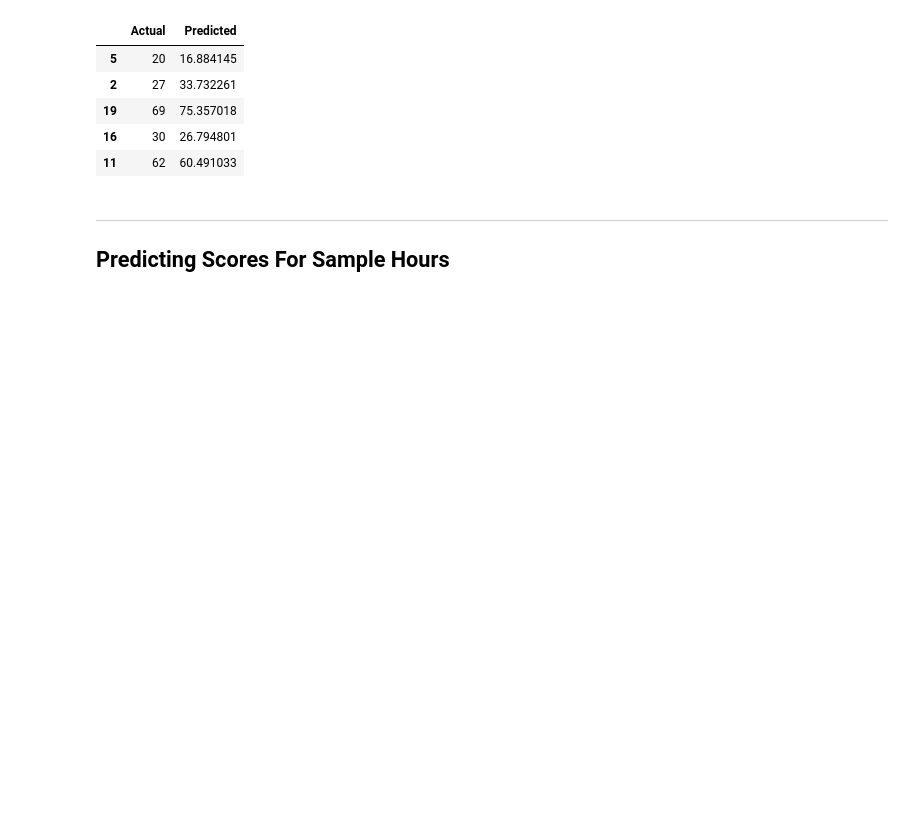
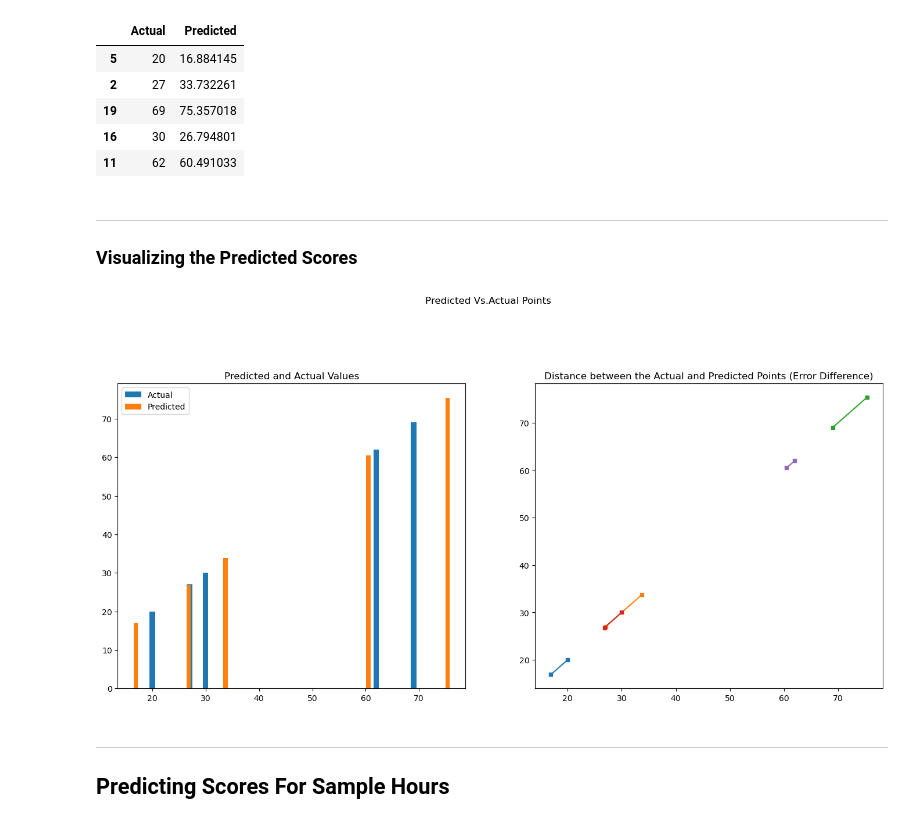
Before and after one commit to Nandhakumarsj/Data-Analysis-Internship, a Jupyter notebook: Supervised_Learning.ipynb, the cells around one changed output. Saved outputs shown, nothing was run; the diff lists cells and outputs as text; code cells hidden in the pictures; blank space fills up the shorter version.

```diff
--- a/Supervised_Learning.ipynb
+++ b/Supervised_Learning.ipynb
@@ -108,6 +109,23 @@ temp
 | 19 | 69 | 75.357018 |
 | 16 | 30 | 26.794801 |
 | 11 | 62 | 60.491033 |
+# %% [markdown]
+---
+### Visualizing the Predicted Scores
+# %%
+plt.figure(num=2,figsize=(17,15))
+plt.subplot(222)
+plt.plot([y_test.values, y_pred],[y_test.values,y_pred], 's-',markersize=5, )
+plt.suptitle("Predicted Vs.Actual Points")
+plt.title(label='Distance between the Actual and Predicted Points (Error Difference)')
+plt.subplot(221)
+plt.bar(y_test, y_test, width=1, label="Actual")
+plt.bar(y_pred, y_pred, width=.8, label="Predicted")
+plt.legend()
+plt.title("Predicted and Actual Values")
+plt.show()
+# %% [output]
+[figure, added]
 # %% [markdown]
 ---
 ## Predicting Scores For Sample Hours
```
Also changed, not shown: parts of 4 cells of this notebook.
